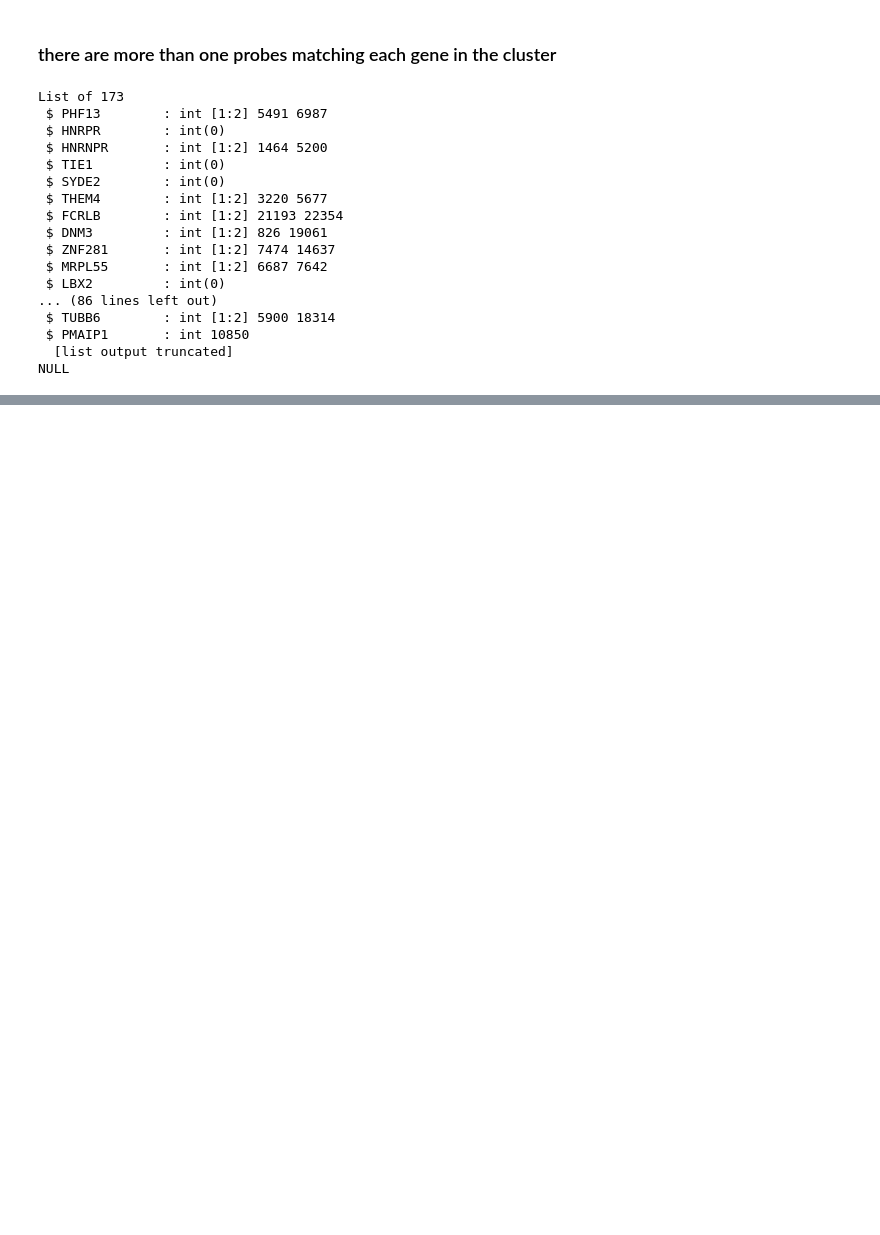
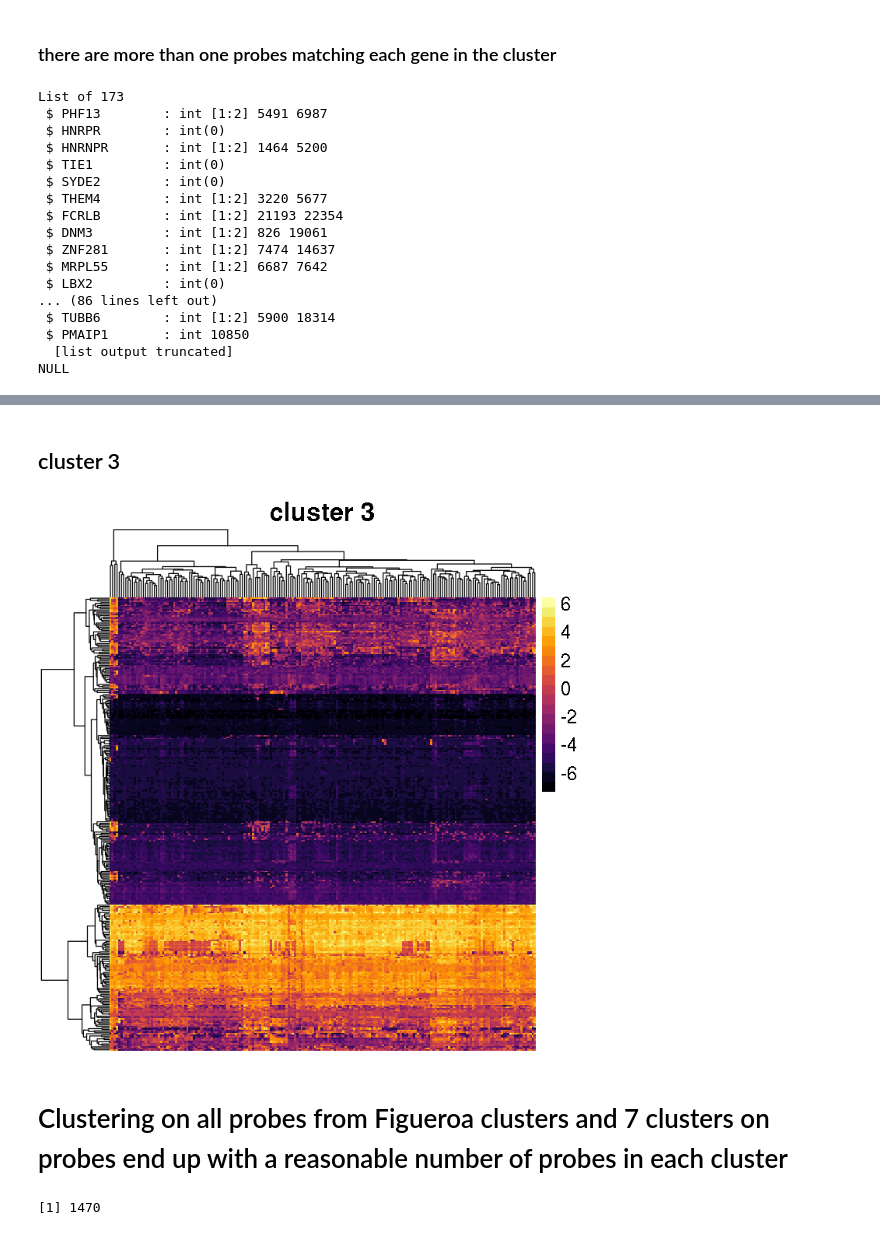
Before and after one commit to Mamie/MethylationPrediction, a Jupyter notebook: notes/Figueroa clustering.ipynb, the cells around one changed output, grey strips where cells are left out. Cells and saved outputs as stored; diff of their text form; code cells hidden in the pictures; blank space fills up the shorter version.

```diff
--- a/notes/Figueroa clustering.ipynb
+++ b/notes/Figueroa clustering.ipynb
@@ -227,0 +267,8 @@ length(test)
+# %% [markdown]
+## cluster 3
+# %%
+PlotHeatmap(3)
+# %% [output]
+[figure, added]
+# %% [markdown]
+# Clustering on all probes from Figueroa clusters and 7 clusters on probes end up with a reasonable number of probes in each cluster
@@ -227,0 +278,5 @@ length(test)
+# %%
+probe.idx <- c(unlist(idx))
+length(probe.idx)
+# %% [output]
+[1] 1470
```
Also changed, not shown: parts of 34 cells of this notebook.
